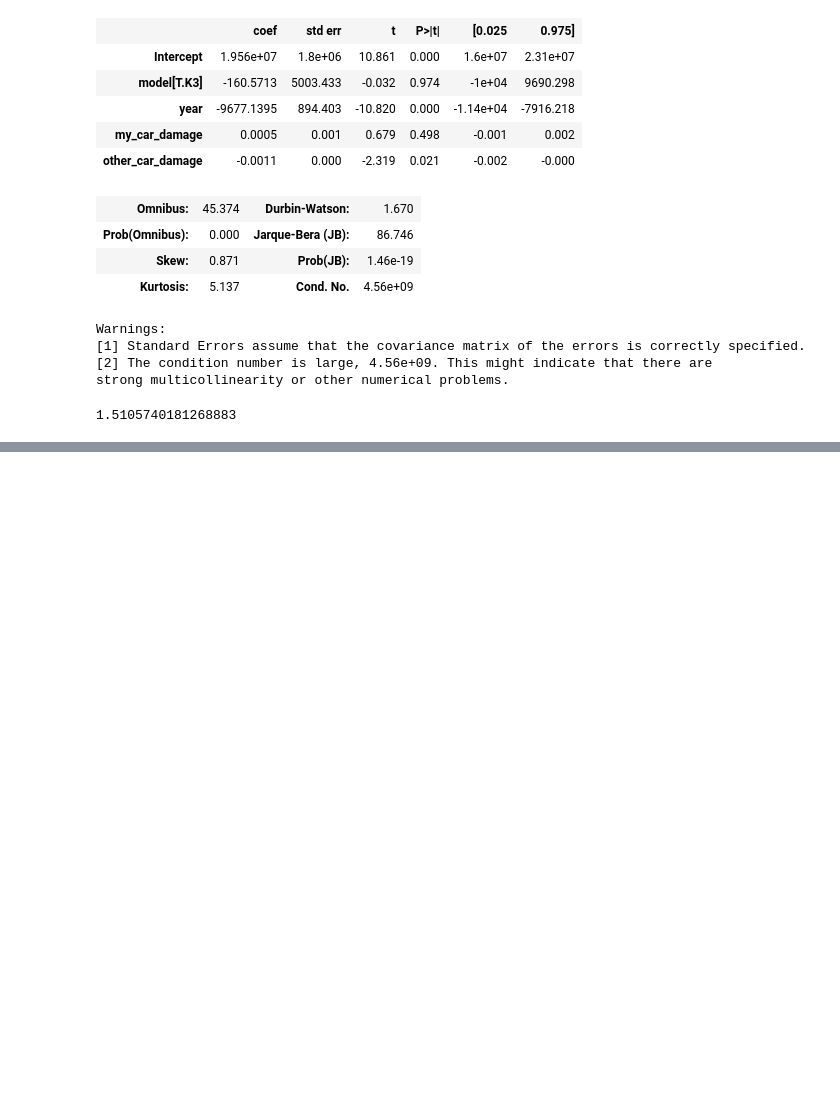
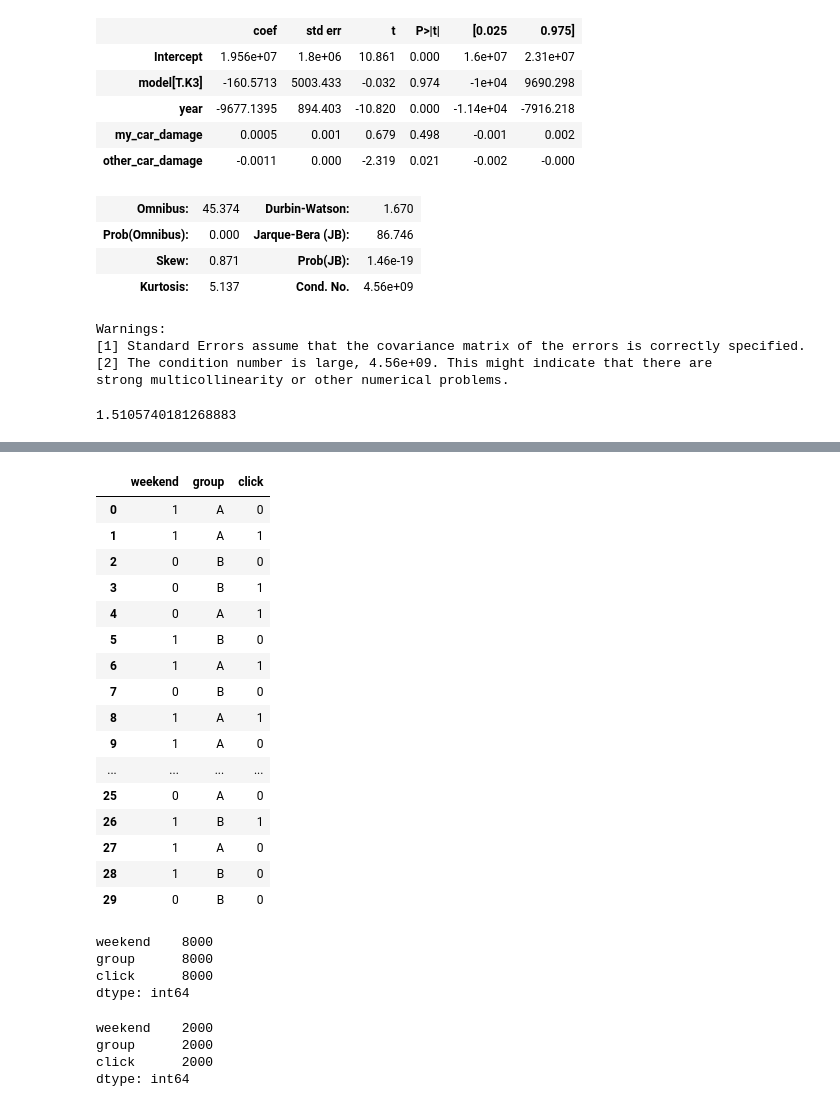
Before and after one commit to sooheeoh/python_trial, a Jupyter notebook: statistics from logistic reg 1028.ipynb, the cells around one changed output, grey strips where cells are left out. Saved outputs shown, nothing was run; the diff lists cells and outputs as text; code cells hidden in the pictures; blank space fills up the shorter version.

Commit message:
abtest w/ 로지스틱 회귀분석 실습

```diff
--- a/statistics from logistic reg 1028.ipynb
+++ b/statistics from logistic reg 1028.ipynb
@@ -297,0 +312,22 @@ strong multicollinearity or other numerical problems.
+# %%
+df = pd.read_excel('abtest.xlsx')
+# %%
+df.head(30)
+# %% [output]
+|  | weekend | group | click |
+| 0 | 1 | A | 0 |
+| 1 | 1 | A | 1 |
+| 2 | 0 | B | 0 |
+| 3 | 0 | B | 1 |
+| 4 | 0 | A | 1 |
+| 5 | 1 | B | 0 |
+| 6 | 1 | A | 1 |
+| 7 | 0 | B | 0 |
+| 8 | 1 | A | 1 |
+| 9 | 1 | A | 0 |
+| ... | ... | ... | ... |
+| 25 | 0 | A | 0 |
+| 26 | 1 | B | 1 |
+| 27 | 1 | A | 0 |
+| 28 | 1 | B | 0 |
+| 29 | 0 | B | 0 |
@@ -297,0 +339,14 @@ strong multicollinearity or other numerical problems.
+# %%
+train_df.count()
+# %% [output]
+weekend    8000
+group      8000
+click      8000
+dtype: int64
+# %%
+test_df.count()
+# %% [output]
+weekend    2000
+group      2000
+click      2000
+dtype: int64
```
Also changed, not shown: parts of 26 cells of this notebook.
